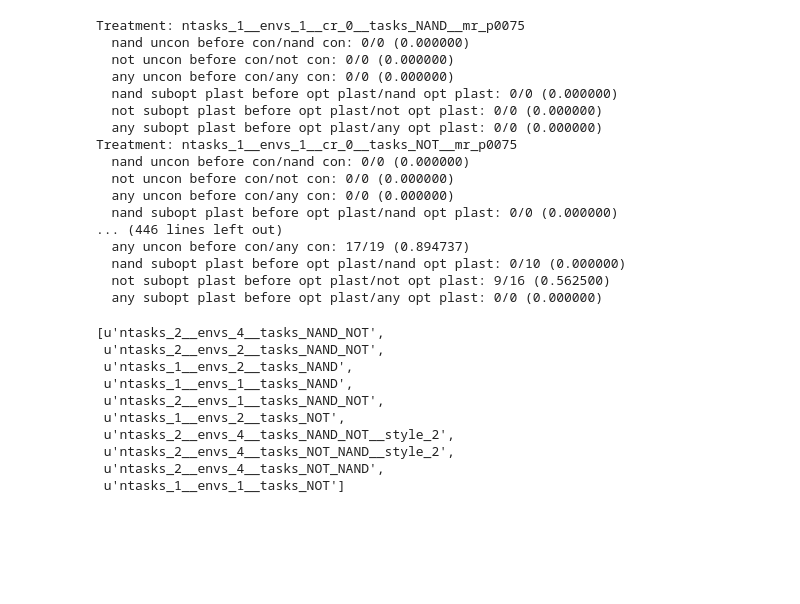
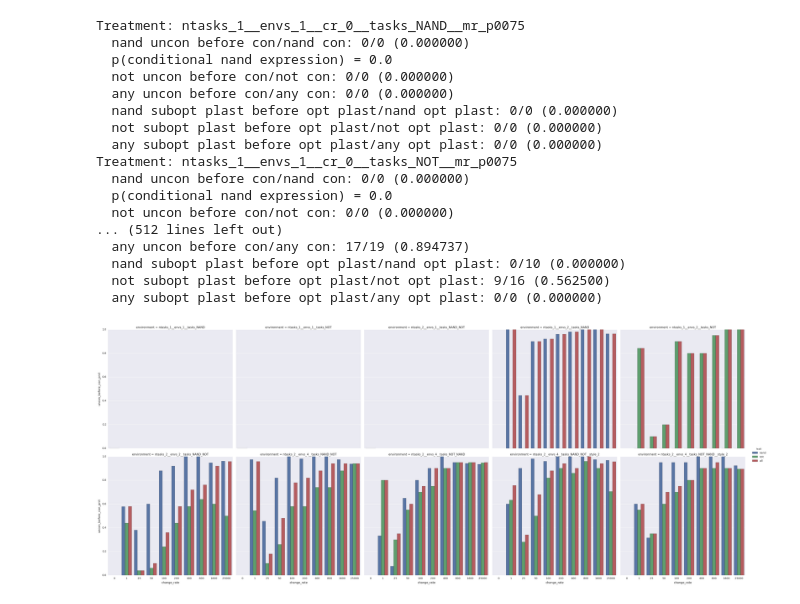
Before and after one commit to amlalejini/origins_of_plasticity_f16, a Jupyter notebook: scripts/jupyter_notebooks/stepping_stones_overview.ipynb, the cells around one changed output. Saved outputs shown, nothing was run; the diff lists cells and outputs as text; code cells hidden in the pictures; blank space fills up the shorter version.

Commit message:
Tweaks to get lineage stepping stones script. Data exploration in notebook.

```diff
--- a/scripts/jupyter_notebooks/stepping_stones_overview.ipynb
+++ b/scripts/jupyter_notebooks/stepping_stones_overview.ipynb
@@ -82,46 +82,76 @@ for env in treatments_by_env:
 # By environment type, plot:
 #  * nand uncon before nand con / nand con count
 ##########################
+stepping_stones_csv = ",".join(["treatment","environment","change_rate","trait", "total_reps",
+                         "uncon_before_con_cnt","con_cnt","uncon_before_con_prct",
+                         "subopt_plastic_before_opt_plastic_cnt","opt_plastic_cnt","subopt_plastic_before_opt_plastic_prct"]) + "\n"
+
 for env in env_order:
     treatments = treatments_by_env[env]
     for treatment in treatments:
+        cr = GetTreatmentAttr(treatment, "cr")[0]
+        total_reps = df[df.treatment == treatment]["total_reps"].iloc[0]
+        nand_line = "%s,%s,%s,%s,%s," % (treatment, env, cr, "nand", str(total_reps))
+        not_line = "%s,%s,%s,%s,%s," % (treatment, env, cr, "not", str(total_reps))
+        all_line = "%s,%s,%s,%s,%s," % (treatment, env, cr, "all", str(total_reps))
+
         print "Treatment: %s" % treatment
+
         num = df[df.treatment == treatment]["nand_uncon_before_nand_con_cnt"].iloc[0]
         den = df[df.treatment == treatment]["nand_con_cnt"].iloc[0]
         frac = 0
         if den != 0: frac = float(num) / float(den)
         print "  nand uncon before con/nand con: %d/%d (%f)" % (num, den, frac)
+        print "  p(conditional nand expression) = " + str(float(den) / float(total_reps))
+        #print "  p(unconditional nand expression) = " + str(float())
+        nand_line += "%d,%d,%f," % (num, den, frac)
+
         num = df[df.treatment == treatment]["not_uncon_before_not_con_cnt"].iloc[0]
         den = df[df.treatment == treatment]["not_con_cnt"].iloc[0]
         frac = 0
         if den != 0: frac = float(num) / float(den)
         print "  not uncon before con/not con: %d/%d (%f)" % (num, den, frac)
+        not_line += "%d,%d,%f," % (num, den, frac)
+
         num = df[df.treatment == treatment]["any_uncon_before_con_cnt"].iloc[0]
         den = df[df.treatment == treatment]["con_cnt"].iloc[0]
         frac = 0
         if den != 0: frac = float(num) / float(den)
         print "  any uncon before con/any con: %d/%d (%f)" % (num, den, frac)
+        all_line += "%d,%d,%f," % (num, den, frac)
+
         num = df[df.treatment == treatment]["nand_subopt_plastic_before_nand_opt_plastic_cnt"].iloc[0]
         den = df[df.treatment == treatment]["nand_opt_plastic_cnt"].iloc[0]
         frac = 0
         if den != 0: frac = float(num) / float(den)
         print "  nand subopt plast before opt plast/nand opt plast: %d/%d (%f)" % (num, den, frac)
+        nand_line += "%d,%d,%f\n" % (num, den, frac)
+
         num = df[df.treatment == treatment]["not_subopt_plastic_before_not_opt_plastic_cnt"].iloc[0]
         den = df[df.treatment == treatment]["not_opt_plastic_cnt"].iloc[0]
         frac = 0
         if den != 0: frac = float(num) / float(den)
         print "  not subopt plast before opt plast/not opt plast: %d/%d (%f)" % (num, den, frac)
+        not_line += "%d,%d,%f\n" % (num, den, frac)
+
         num = df[df.treatment == treatment]["any_subopt_plastic_before_opt_plastic_cnt"].iloc[0]
         den = df[df.treatment == treatment]["any_opt_plastic_cnt"].iloc[0]
         frac = 0
         if den != 0: frac = float(num) / float(den)
         print "  any subopt plast before opt plast/any opt plast: %d/%d (%f)" % (num, den, frac)
-# fig, axes = plt.subplots(nrows = len(by_environment.keys()) - 3, ncols = 1, figsize = (16, 32))
-# axi = 0
-# y_range = [i for i in range(0, 51, 10)]
+        all_line += "%d,%d,%f\n" % (num, den, frac)
+
+        stepping_stones_csv += nand_line + not_line + all_line
+
+
+with open("../../web/stepping_stones_data_transformed.csv", "w") as fp:
+    fp.write(stepping_stones_csv.strip("\n"))
+
+df_trans = pd.read_csv("../../web/stepping_stones_data_transformed.csv")
 # %% [output]
 Treatment: ntasks_1__envs_1__cr_0__tasks_NAND__mr_p0075
   nand uncon before con/nand con: 0/0 (0.000000)
+  p(conditional nand expression) = 0.0
   not uncon before con/not con: 0/0 (0.000000)
   any uncon before con/any con: 0/0 (0.000000)
   nand subopt plast before opt plast/nand opt plast: 0/0 (0.000000)
@@ -129,24 +159,21 @@ Treatment: ntasks_1__envs_1__cr_0__tasks_NAND__mr_p0075
   any subopt plast before opt plast/any opt plast: 0/0 (0.000000)
 Treatment: ntasks_1__envs_1__cr_0__tasks_NOT__mr_p0075
   nand uncon before con/nand con: 0/0 (0.000000)
+  p(conditional nand expression) = 0.0
   not uncon before con/not con: 0/0 (0.000000)
-  any uncon before con/any con: 0/0 (0.000000)
-  nand subopt plast before opt plast/nand opt plast: 0/0 (0.000000)
-... (446 lines left out)
+... (512 lines left out)
   any uncon before con/any con: 17/19 (0.894737)
   nand subopt plast before opt plast/nand opt plast: 0/10 (0.000000)
   not subopt plast before opt plast/not opt plast: 9/16 (0.562500)
   any subopt plast before opt plast/any opt plast: 0/0 (0.000000)
-# %%
-treatments_by_env.keys()
-# %% [output]
-[u'ntasks_2__envs_4__tasks_NAND_NOT',
- u'ntasks_2__envs_2__tasks_NAND_NOT',
- u'ntasks_1__envs_2__tasks_NAND',
- u'ntasks_1__envs_1__tasks_NAND',
- u'ntasks_2__envs_1__tasks_NAND_NOT',
- u'ntasks_1__envs_2__tasks_NOT',
- u'ntasks_2__envs_4__tasks_NAND_NOT__style_2',
- u'ntasks_2__envs_4__tasks_NOT_NAND__style_2',
- u'ntasks_2__envs_4__tasks_NOT_NAND',
- u'ntasks_1__envs_1__tasks_NOT']
+# %%
+###############
+# Unconditional before conditional?
+#  - Visualizations
+###############
+# Just percentages
+g = sns.factorplot(x="change_rate", y="uncon_before_con_prct", hue="trait", col="environment", col_wrap=5, data=df_trans, kind="bar", size = 7, legend=True)
+g.set(ylim=(0,1.0))
+g.savefig("unconbeforecon.png")
+# %% [output]
+[figure, added]
```
Also changed, not shown: parts of 5 cells of this notebook, 6 other files.
